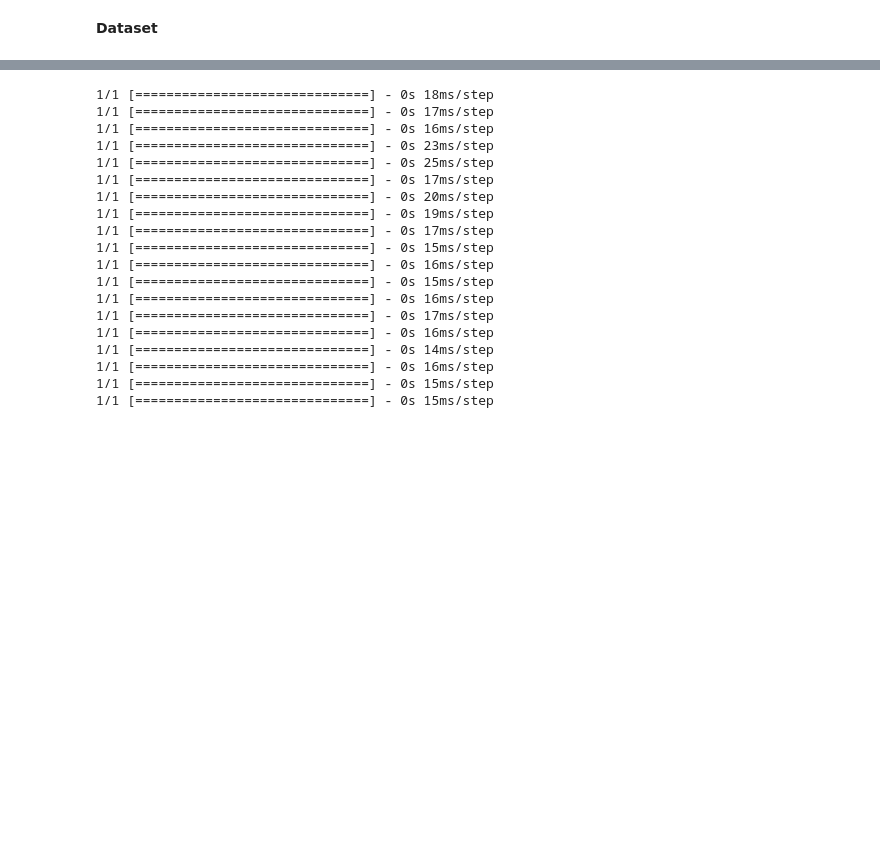
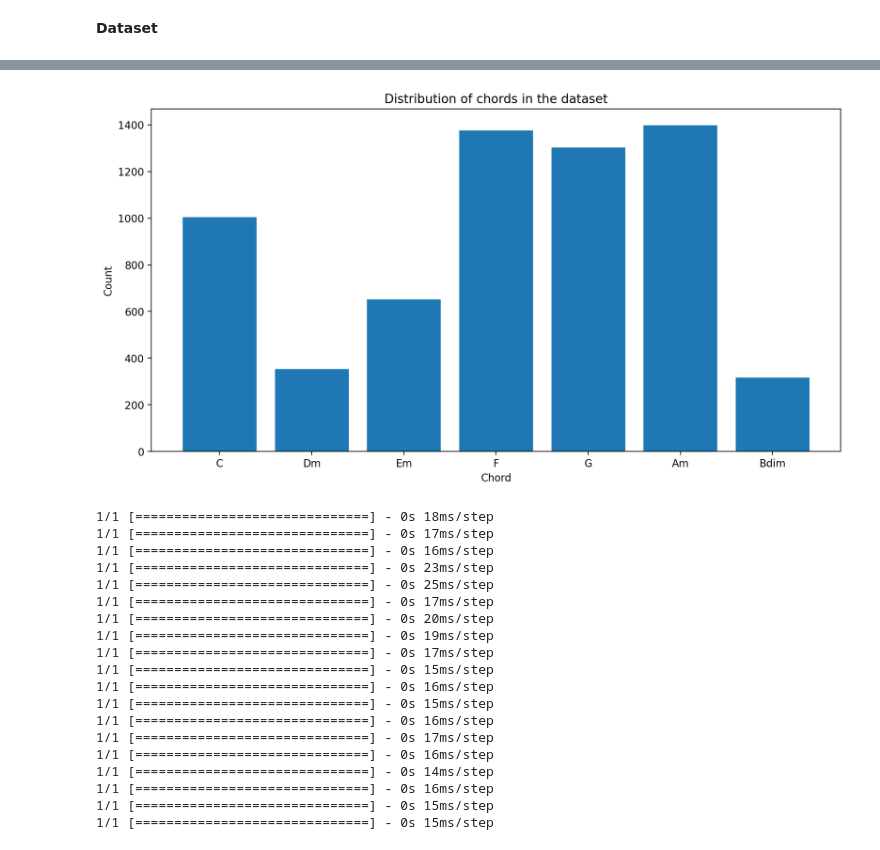
Before and after one commit to Mah514/RL-Music-Composer, a Jupyter notebook: MelodyAI.ipynb, the cells around one changed output, grey strips where cells are left out. Drawn from its saved outputs; the diff is of its cells as text; code cells hidden in the pictures; blank space fills up the shorter version.

```diff
--- a/MelodyAI.ipynb
+++ b/MelodyAI.ipynb
@@ -260,3 +259,24 @@ Example sequence (chords): ['Am', 'F', 'C', 'G', 'Bdim', 'Am', 'F', 'C', 'G', 'C
+# %%
+# Plot the distribution of chords for all sequences in the dataset
+import matplotlib.pyplot as plt
+from collections import Counter
+
+# Count the number of occurrences of each chord
+chord_counts = Counter()
+for sequence in dataset:
+    chord_counts.update(sequence)
+chord_counts = [count for chord, count in sorted(chord_counts.items())]
+chord_counts
+
+# Plot the distribution of chords
+plt.figure(figsize=(12, 6))
+plt.bar(chords, chord_counts)
+plt.title("Distribution of chords in the dataset")
+plt.xlabel("Chord")
+plt.ylabel("Count")
+plt.show()
+# %% [output]
+[figure, added]
 # %%
 %%capture
 # Parameters for the agent
```
Also changed, not shown: parts of 6 cells of this notebook.
